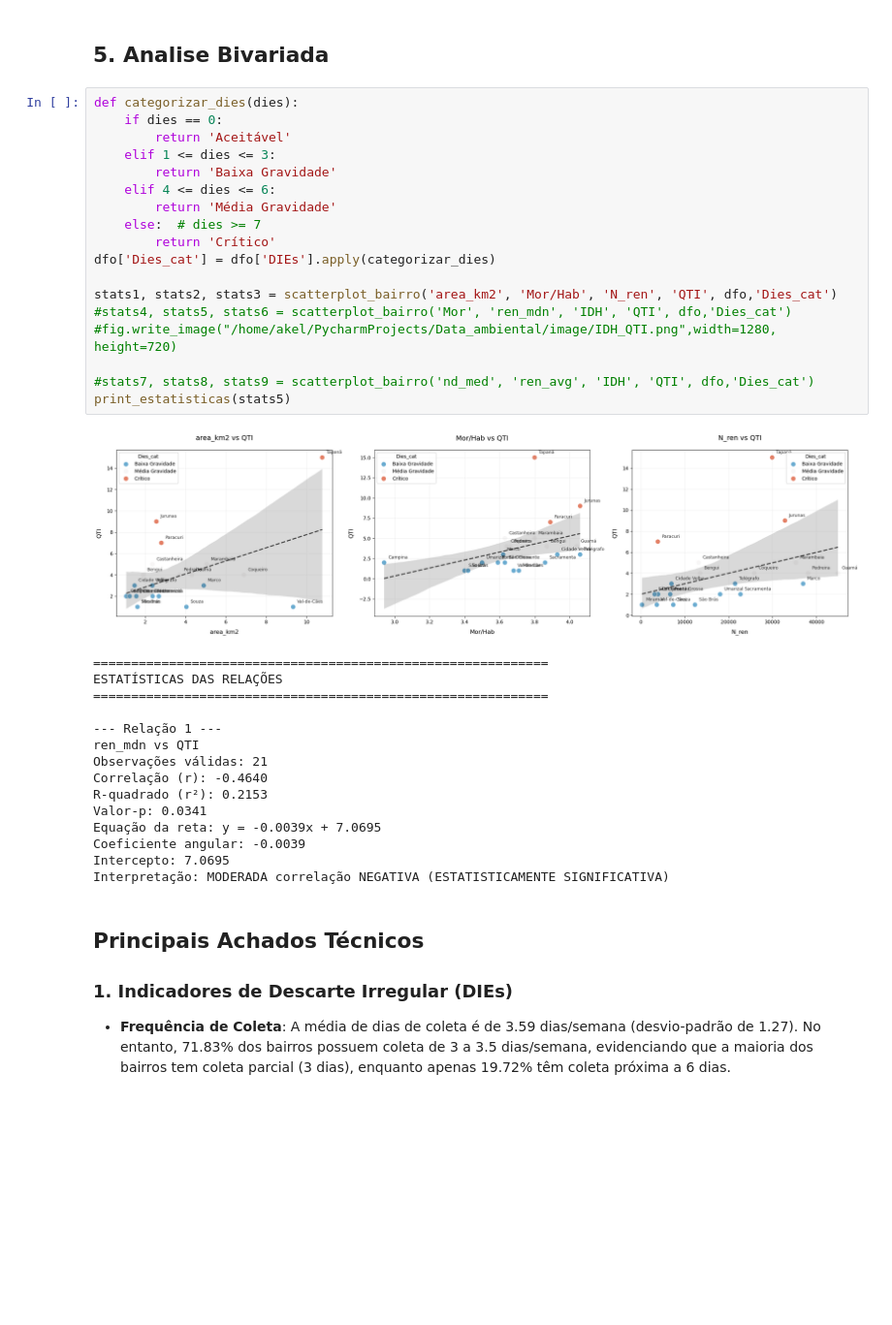
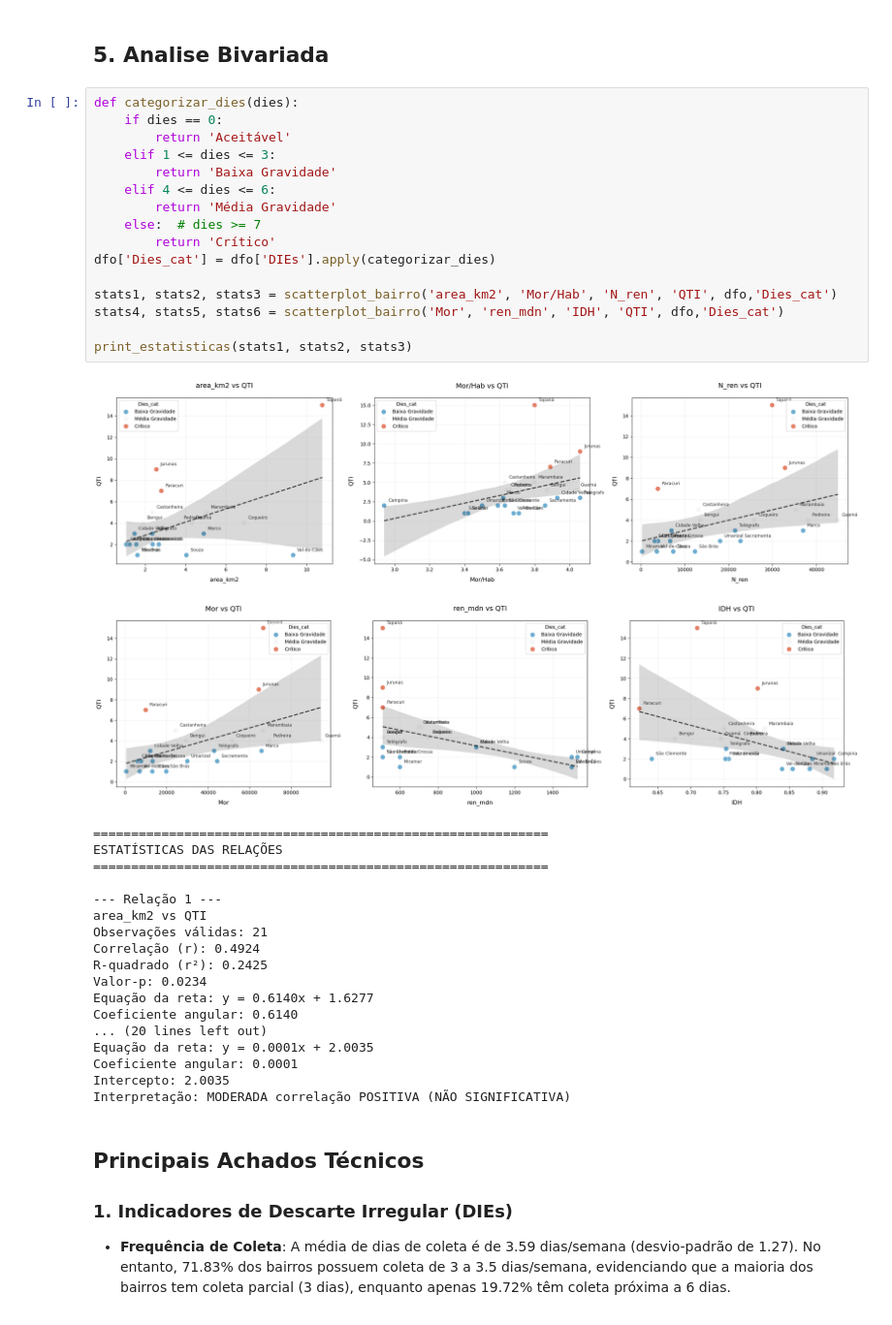
Before and after one commit to albertoakel/data_ambiental, a Jupyter notebook: notebook/EDA.ipynb, the cells around one changed output. Shown at 97% size. Cells and saved outputs as stored; diff of their text form; blank space fills up the shorter version.

```diff
--- a/notebook/EDA.ipynb
+++ b/notebook/EDA.ipynb
@@ -179,37 +179,39 @@ corr,corr_tag=correlation_bar(dfo.drop('QTI', axis=1),'DIEs')
 # %%
 def categorizar_dies(dies):
     if dies == 0:
         return 'Aceitável'
     elif 1 <= dies <= 3:
         return 'Baixa Gravidade'
     elif 4 <= dies <= 6:
         return 'Média Gravidade'
     else:  # dies >= 7
         return 'Crítico'
 dfo['Dies_cat'] = dfo['DIEs'].apply(categorizar_dies)
 
 stats1, stats2, stats3 = scatterplot_bairro('area_km2', 'Mor/Hab', 'N_ren', 'QTI', dfo,'Dies_cat')
-#stats4, stats5, stats6 = scatterplot_bairro('Mor', 'ren_mdn', 'IDH', 'QTI', dfo,'Dies_cat')
-#fig.write_image("/home/akel/PycharmProjects/Data_ambiental/image/IDH_QTI.png",width=1280, height=720)
+stats4, stats5, stats6 = scatterplot_bairro('Mor', 'ren_mdn', 'IDH', 'QTI', dfo,'Dies_cat')
 
-#stats7, stats8, stats9 = scatterplot_bairro('nd_med', 'ren_avg', 'IDH', 'QTI', dfo,'Dies_cat')
-print_estatisticas(stats5)
+print_estatisticas(stats1, stats2, stats3)
 # %% [output]
-[figure, old version]
+[figure, new version]
+[figure, added]
 ============================================================
 ESTATÍSTICAS DAS RELAÇÕES
 ============================================================
 
 --- Relação 1 ---
-ren_mdn vs QTI
+area_km2 vs QTI
 Observações válidas: 21
-Correlação (r): -0.4640
-R-quadrado (r²): 0.2153
-Valor-p: 0.0341
-Equação da reta: y = -0.0039x + 7.0695
-Coeficiente angular: -0.0039
-Intercepto: 7.0695
-Interpretação: MODERADA correlação NEGATIVA (ESTATISTICAMENTE SIGNIFICATIVA)
+Correlação (r): 0.4924
+R-quadrado (r²): 0.2425
+Valor-p: 0.0234
+Equação da reta: y = 0.6140x + 1.6277
+Coeficiente angular: 0.6140
+... (20 lines left out)
+Equação da reta: y = 0.0001x + 2.0035
+Coeficiente angular: 0.0001
+Intercepto: 2.0035
+Interpretação: MODERADA correlação POSITIVA (NÃO SIGNIFICATIVA)
 # %% [markdown]
 ##  Principais Achados Técnicos
 
```
Also changed, not shown: 3 other files.
